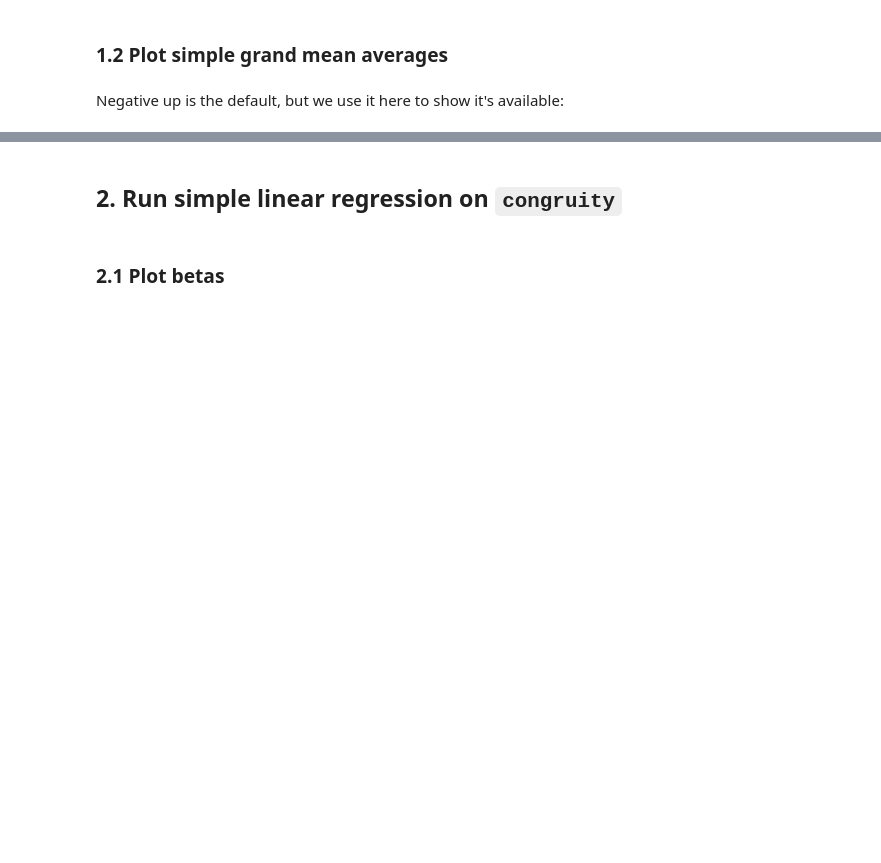
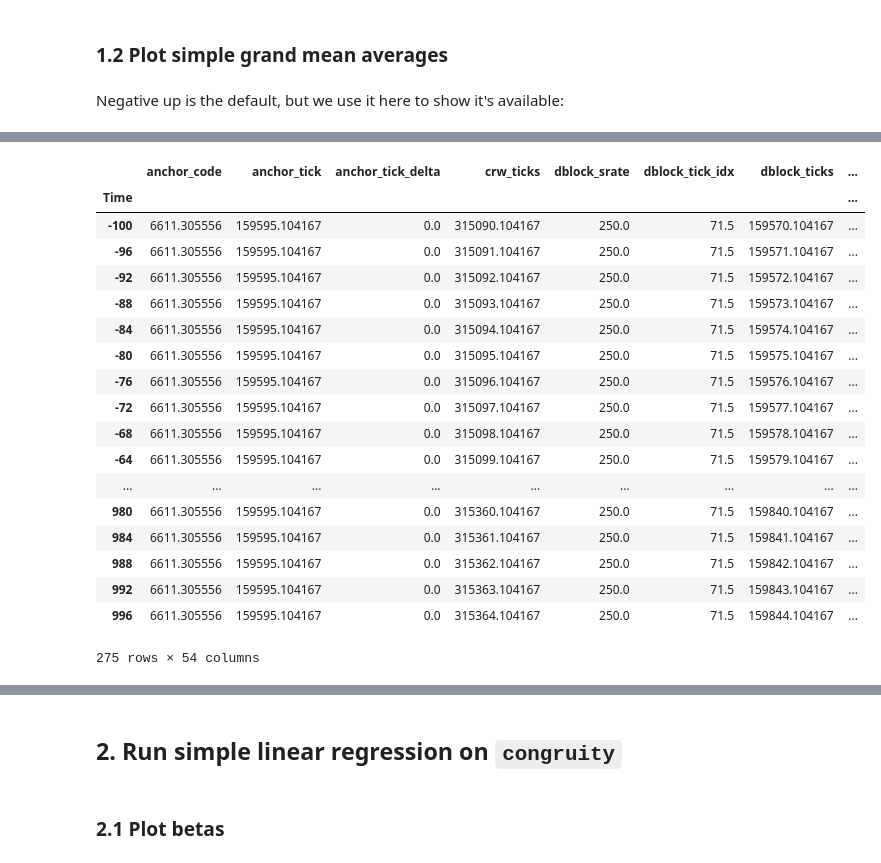
Before and after one commit to kutaslab/fitgrid, a Jupyter notebook: Demo.ipynb, the cells around one changed output, grey strips where cells are left out. Cells and saved outputs as stored; diff of their text form; code cells hidden in the pictures; blank space fills up the shorter version.

```diff
--- a/Demo.ipynb
+++ b/Demo.ipynb
@@ -29,0 +78,4 @@ Negative up is the default, but we use it here to show it's available:
+# %%
+table = epochs.table.reset_index().set_index('Epoch_idx')
+# %%
+gb = table.copy().groupby('Time')
@@ -29,0 +86,22 @@ Negative up is the default, but we use it here to show it's available:
+# %%
+gb.mean()
+# %% [output]
+|  | anchor_code | anchor_tick | anchor_tick_delta | crw_ticks | dblock_srate | dblock_tick_idx | dblock_ticks | ... |
+| Time |  |  |  |  |  |  |  | ... |
+| -100 | 6611.305556 | 159595.104167 | 0.0 | 315090.104167 | 250.0 | 71.5 | 159570.104167 | ... |
+| -96 | 6611.305556 | 159595.104167 | 0.0 | 315091.104167 | 250.0 | 71.5 | 159571.104167 | ... |
+| -92 | 6611.305556 | 159595.104167 | 0.0 | 315092.104167 | 250.0 | 71.5 | 159572.104167 | ... |
+| -88 | 6611.305556 | 159595.104167 | 0.0 | 315093.104167 | 250.0 | 71.5 | 159573.104167 | ... |
+| -84 | 6611.305556 | 159595.104167 | 0.0 | 315094.104167 | 250.0 | 71.5 | 159574.104167 | ... |
+| -80 | 6611.305556 | 159595.104167 | 0.0 | 315095.104167 | 250.0 | 71.5 | 159575.104167 | ... |
+| -76 | 6611.305556 | 159595.104167 | 0.0 | 315096.104167 | 250.0 | 71.5 | 159576.104167 | ... |
+| -72 | 6611.305556 | 159595.104167 | 0.0 | 315097.104167 | 250.0 | 71.5 | 159577.104167 | ... |
+| -68 | 6611.305556 | 159595.104167 | 0.0 | 315098.104167 | 250.0 | 71.5 | 159578.104167 | ... |
+| -64 | 6611.305556 | 159595.104167 | 0.0 | 315099.104167 | 250.0 | 71.5 | 159579.104167 | ... |
+| ... | ... | ... | ... | ... | ... | ... | ... | ... |
+| 980 | 6611.305556 | 159595.104167 | 0.0 | 315360.104167 | 250.0 | 71.5 | 159840.104167 | ... |
+| 984 | 6611.305556 | 159595.104167 | 0.0 | 315361.104167 | 250.0 | 71.5 | 159841.104167 | ... |
+| 988 | 6611.305556 | 159595.104167 | 0.0 | 315362.104167 | 250.0 | 71.5 | 159842.104167 | ... |
+| 992 | 6611.305556 | 159595.104167 | 0.0 | 315363.104167 | 250.0 | 71.5 | 159843.104167 | ... |
+| 996 | 6611.305556 | 159595.104167 | 0.0 | 315364.104167 | 250.0 | 71.5 | 159844.104167 | ... |
+275 rows × 54 columns
```
Also changed, not shown: parts of 16 cells of this notebook, 2 other files.
